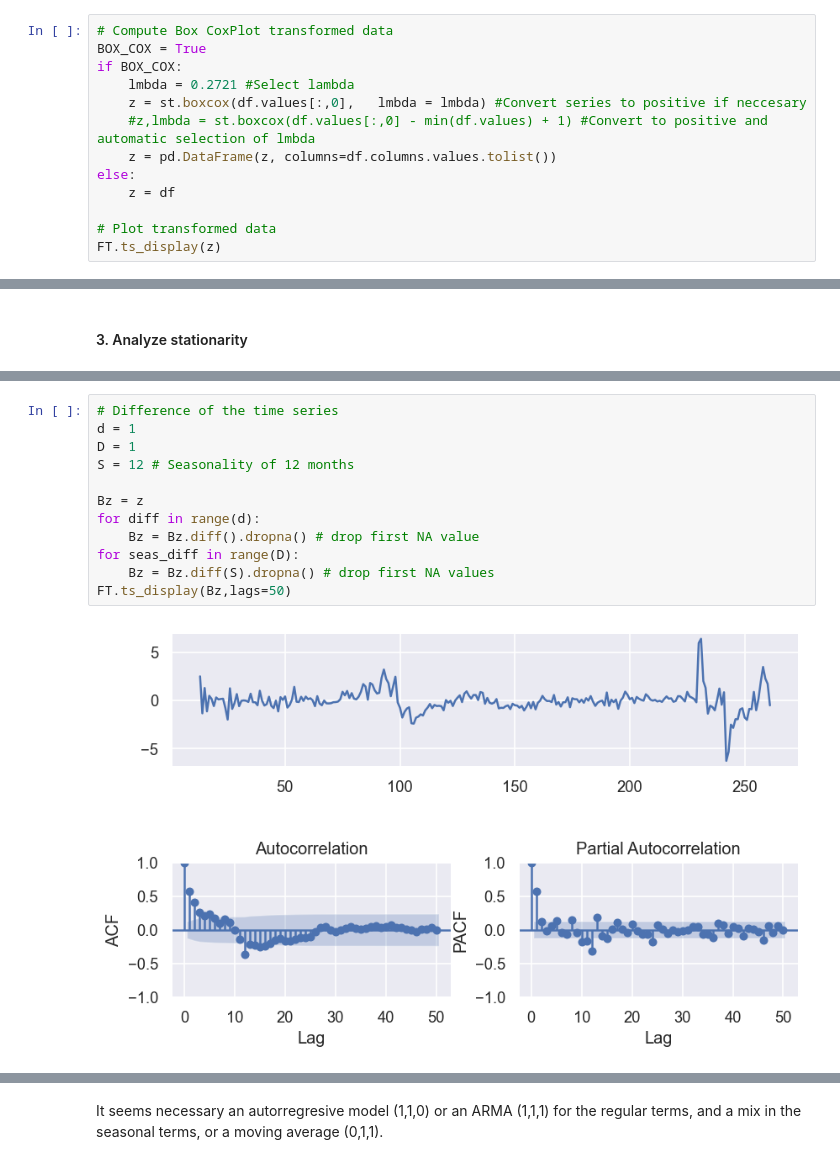
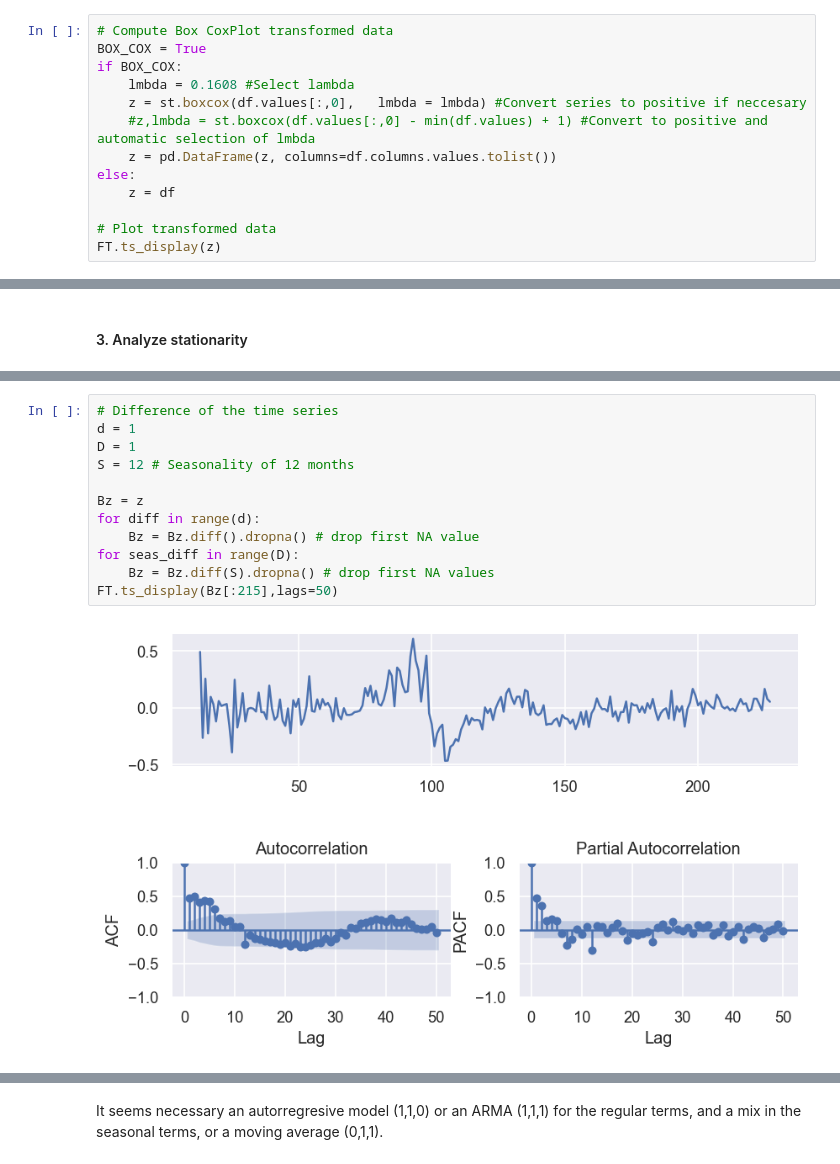
Before and after one commit to juanls1/Assignment2_ML, a Jupyter notebook: ML_Assignment2.ipynb, the cells around one changed output, grey strips where cells are left out. Cells and saved outputs as stored; diff of their text form.

```diff
--- a/ML_Assignment2.ipynb
+++ b/ML_Assignment2.ipynb
@@ -105,7 +105,7 @@ FT.boxcox_lambda_plot(df, window_width=10)
 # Compute Box CoxPlot transformed data
 BOX_COX = True
 if BOX_COX:
-    lmbda = 0.2721 #Select lambda
+    lmbda = 0.1608 #Select lambda
     z = st.boxcox(df.values[:,0],   lmbda = lmbda) #Convert series to positive if neccesary
     #z,lmbda = st.boxcox(df.values[:,0] - min(df.values) + 1) #Convert to positive and automatic selection of lmbda
     z = pd.DataFrame(z, columns=df.columns.values.tolist())
@@ -142,17 +142,17 @@ Critical Values:
 # %%
 # Difference of the time series
 d = 1
 D = 1
 S = 12 # Seasonality of 12 months
 
 Bz = z
 for diff in range(d):
     Bz = Bz.diff().dropna() # drop first NA value
 for seas_diff in range(D):
     Bz = Bz.diff(S).dropna() # drop first NA values
-FT.ts_display(Bz,lags=50)
+FT.ts_display(Bz[:215],lags=50)
 # %% [output]
-[figure, old version]
+[figure, new version]
 # %%
 #Bigger plots
 from statsmodels.graphics.tsaplots import plot_acf, plot_pacf
```
Also changed, not shown: parts of 13 cells of this notebook.
